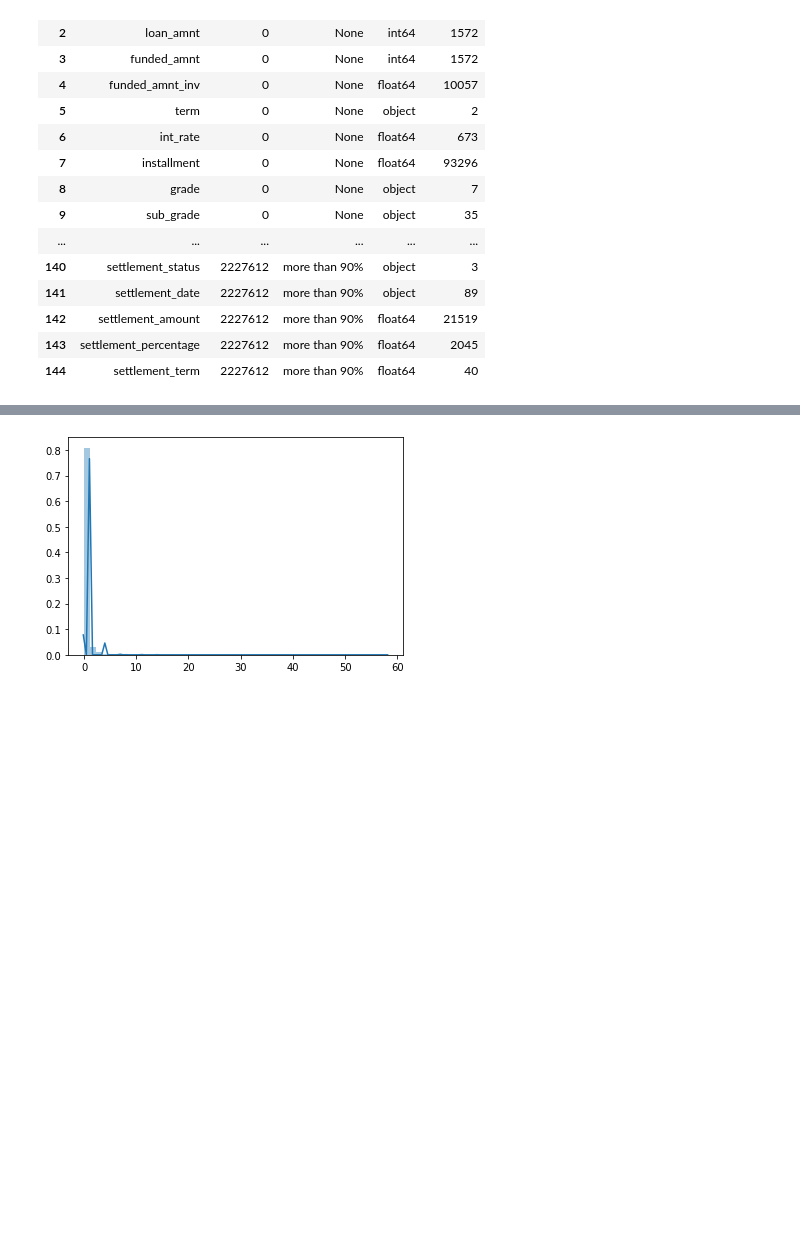
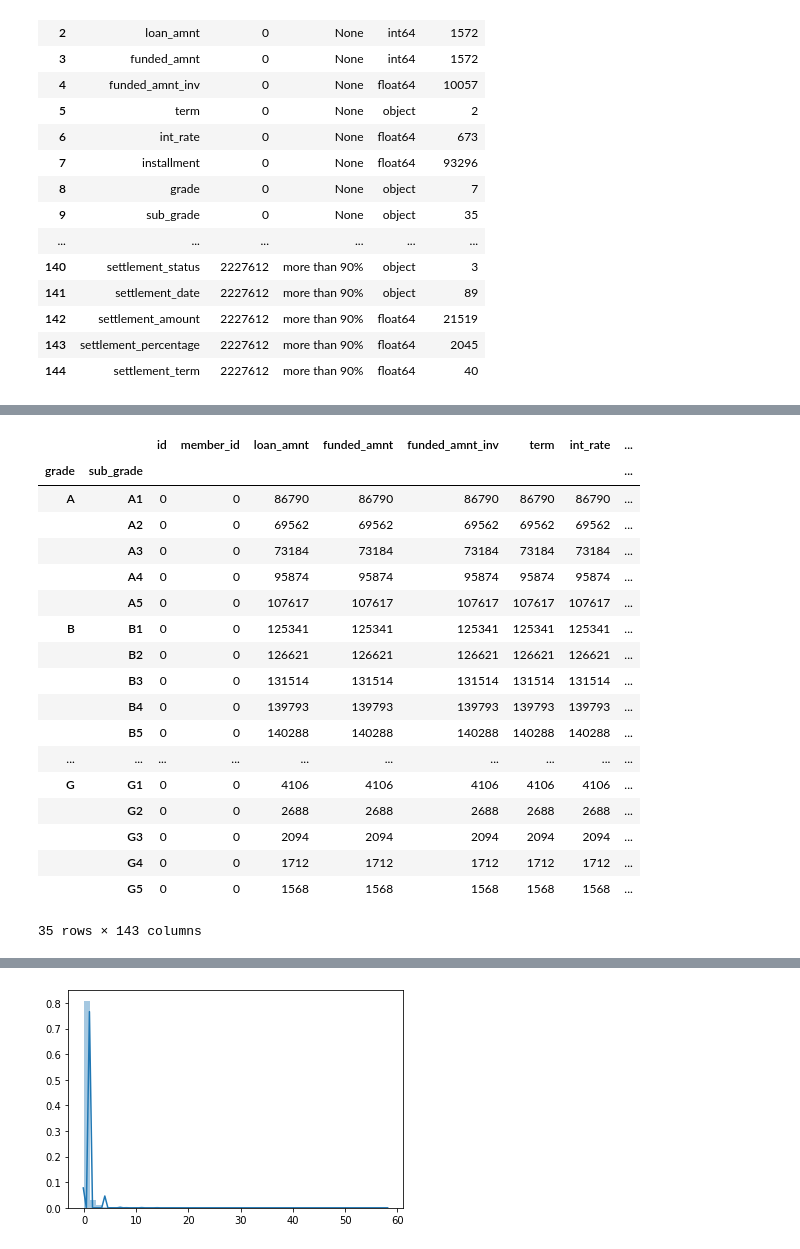
Before and after one commit to sanatanonline/pynb-codes, a Jupyter notebook: src/lending club/Initial Analysis.ipynb, the cells around one changed output, grey strips where cells are left out. Drawn from its saved outputs; the diff is of its cells as text; code cells hidden in the pictures; blank space fills up the shorter version.

```diff
--- a/src/lending club/Initial Analysis.ipynb
+++ b/src/lending club/Initial Analysis.ipynb
@@ -211,0 +164,23 @@ Name: inq_last_6mths, dtype: int64
+# %%
+'''LC assigned grade and sub grade counts'''
+loan_data.groupby(['grade', 'sub_grade']).count()
+# %% [output]
+|  |  | id | member_id | loan_amnt | funded_amnt | funded_amnt_inv | term | int_rate | ... |
+| grade | sub_grade |  |  |  |  |  |  |  | ... |
+| A | A1 | 0 | 0 | 86790 | 86790 | 86790 | 86790 | 86790 | ... |
+|  | A2 | 0 | 0 | 69562 | 69562 | 69562 | 69562 | 69562 | ... |
+|  | A3 | 0 | 0 | 73184 | 73184 | 73184 | 73184 | 73184 | ... |
+|  | A4 | 0 | 0 | 95874 | 95874 | 95874 | 95874 | 95874 | ... |
+|  | A5 | 0 | 0 | 107617 | 107617 | 107617 | 107617 | 107617 | ... |
+| B | B1 | 0 | 0 | 125341 | 125341 | 125341 | 125341 | 125341 | ... |
+|  | B2 | 0 | 0 | 126621 | 126621 | 126621 | 126621 | 126621 | ... |
+|  | B3 | 0 | 0 | 131514 | 131514 | 131514 | 131514 | 131514 | ... |
+|  | B4 | 0 | 0 | 139793 | 139793 | 139793 | 139793 | 139793 | ... |
+|  | B5 | 0 | 0 | 140288 | 140288 | 140288 | 140288 | 140288 | ... |
+| ... | ... | ... | ... | ... | ... | ... | ... | ... | ... |
+| G | G1 | 0 | 0 | 4106 | 4106 | 4106 | 4106 | 4106 | ... |
+|  | G2 | 0 | 0 | 2688 | 2688 | 2688 | 2688 | 2688 | ... |
+|  | G3 | 0 | 0 | 2094 | 2094 | 2094 | 2094 | 2094 | ... |
+|  | G4 | 0 | 0 | 1712 | 1712 | 1712 | 1712 | 1712 | ... |
+|  | G5 | 0 | 0 | 1568 | 1568 | 1568 | 1568 | 1568 | ... |
+35 rows × 143 columns
```
Also changed, not shown: parts of 15 cells of this notebook.
